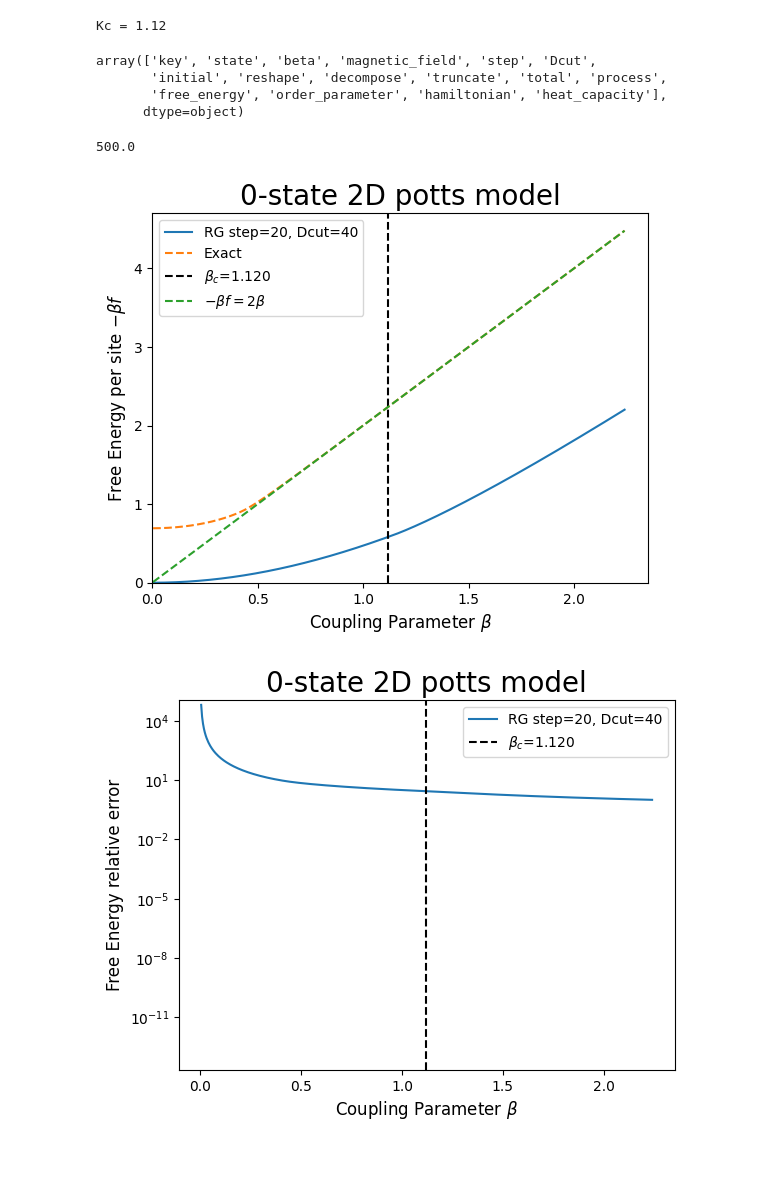
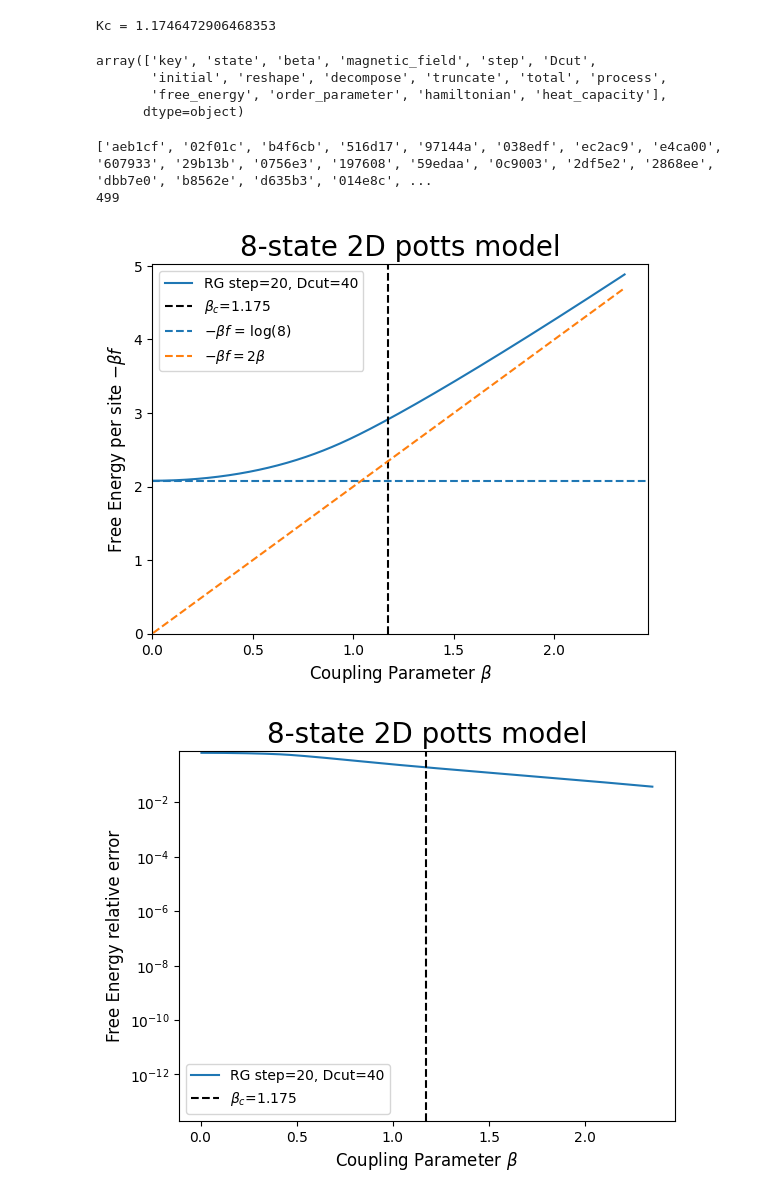
Before and after one commit to LEE-SungBin/TensorNetwork, a Jupyter notebook: TRG/analysis.ipynb, the cells around one changed output. Drawn from its saved outputs; the diff is of its cells as text; code cells hidden in the pictures; blank space fills up the shorter version.

```diff
--- a/TRG/analysis.ipynb
+++ b/TRG/analysis.ipynb
@@ -18,7 +15,7 @@ from lib.base_function import (
     exact_internal_energy, exact_heat_capacity
 )
 # %%
-state = 0
+state = 8
 if state == 0: Kc = 1.12
 else: Kc = (state-1)*np.log(1+np.sqrt(state))/state
 
@@ -28,22 +25,21 @@ step, Dcut = 20, 40
 df = load_result(state=state, step=step, Dcut=Dcut)
 df.columns.values
 # %% [output]
-Kc = 1.12
+Kc = 1.1746472906468353
 array(['key', 'state', 'beta', 'magnetic_field', 'step', 'Dcut',
        'initial', 'reshape', 'decompose', 'truncate', 'total', 'process',
        'free_energy', 'order_parameter', 'hamiltonian', 'heat_capacity'],
       dtype=object)
-# %%
-df.size/df.columns.values.size
-# %% [output]
-500.0
 # %%
 # delete_all()
 # %%
 # # delete = df[(df["magnetic_field"] == 0.0)]
-# delete = df
-# print(list(delete["key"]))
-# print(len(list(delete["key"])))
+delete = df
+print(list(delete["key"]))
+print(len(list(delete["key"])))
+# %% [output]
+['aeb1cf', '02f01c', 'b4f6cb', '516d17', '97144a', '038edf', 'ec2ac9', 'e4ca00', '607933', '29b13b', '0756e3', '197608', '59edaa', '0c9003', '2df5e2', '2868ee', 'dbb7e0', 'b8562e', 'd635b3', '014e8c', ...
+499
 # %%
 # delete_result(list(delete["key"]))
 # %%
@@ -51,40 +47,40 @@ df = df.sort_values("beta", ascending=True)
 # %%
 fig, ax = plt.subplots()
 
-def free_energy(target_step):
+def free_energy(target_step): # * free energy = log(분배함수 Z) / N
     free_energy = []
     for free in df["free_energy"]:
         free_energy.append(free[target_step-1])
     return np.array(free_energy)
 
 def get_beta(df):
     beta = []
     for params in df["beta"]:
         beta.append(params)
     return np.array(beta)
 
 beta = get_beta(df)
 target_step = 20
 
 ax.plot(beta, free_energy(target_step),
         label=f"RG step={target_step}, Dcut={Dcut}")
-ax.plot(beta, exact_free_energy(beta), linestyle="--", label=f"Exact")
+# ax.plot(beta, exact_free_energy(beta), linestyle="--", label=f"Exact")
 # ax.set_yscale("log")
 ax.set_xlim([0, None])
 ax.set_ylim([0, None])
 
 ax.set_title(rf"{state}-state 2D potts model", size=20)
 ax.set_ylabel(rf"Free Energy per site $-\beta f$", size=12)
 ax.set_xlabel(rf"Coupling Parameter $\beta$", size=12)
 ax.axvline(Kc, linestyle="--", color="k", label=rf"$\beta_c$={Kc:.3f}")
 if state != 0: ax.axhline(np.log(state), linestyle="--", label=rf"$- \beta f$ = log({state})")
 ax.plot(beta, 2*beta, linestyle="--", label=rf"$- \beta f=2\beta$")
 
 plt.legend()
 # plt.savefig(f"./fig/{state}-state Free energy.jpg")
 plt.show()
 # %% [output]
-[figure, old version]
+[figure, new version]
 # %%
 fig, ax = plt.subplots()
 
@@ -104,7 +100,7 @@ plt.legend()
 # plt.savefig("./fig/{state}-state Free energy relative error.jpg")
 plt.show()
 # %% [output]
-[figure, old version]
+[figure, new version]
 # %%
 fig, ax = plt.subplots()
 
```
Also changed, not shown: parts of 4 cells of this notebook, 1 other file.
